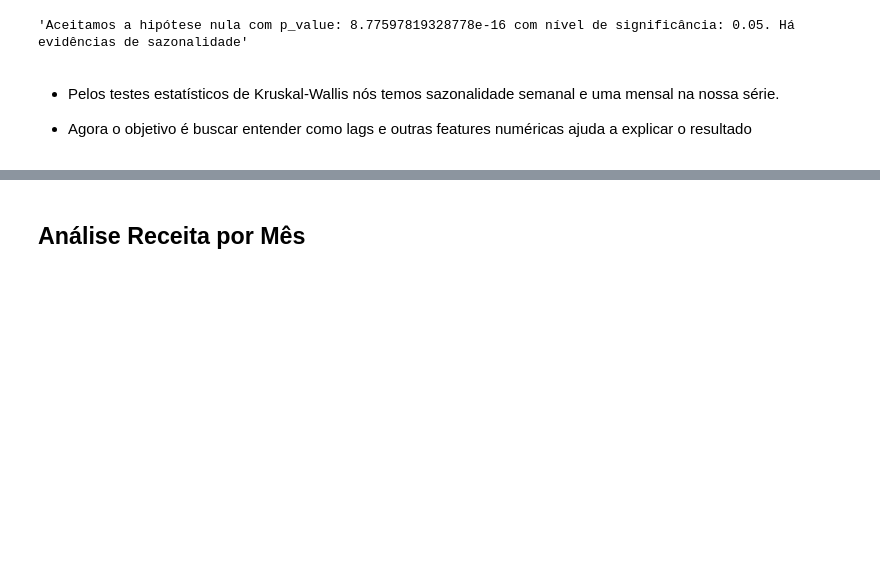
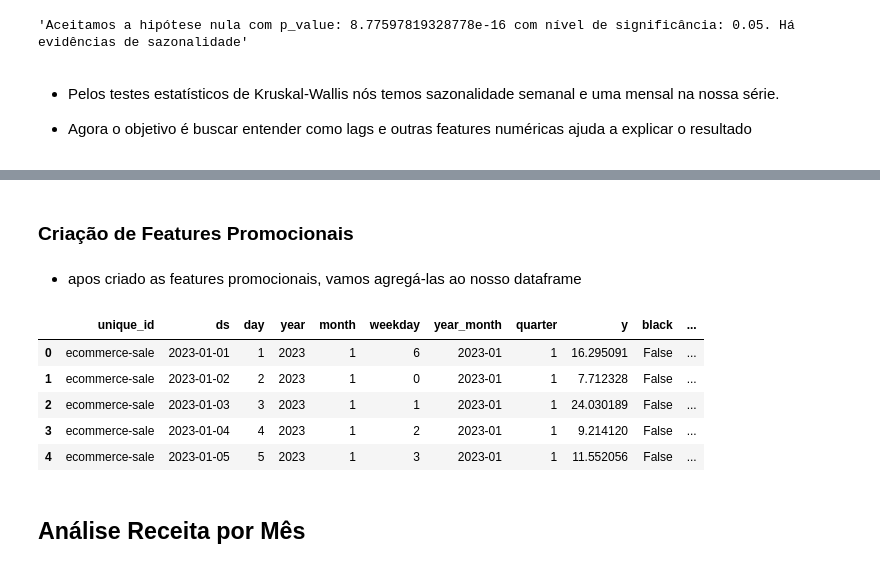
Before and after one commit to mateusalmeida11/mlops-forecast, a Jupyter notebook: notebooks/eda_for_ts.ipynb, the cells around one changed output, grey strips where cells are left out. Cells and saved outputs as stored; diff of their text form; code cells hidden in the pictures; blank space fills up the shorter version.

Commit message:
analises (notebook): adicao de features de promocoes

```diff
--- a/notebooks/eda_for_ts.ipynb
+++ b/notebooks/eda_for_ts.ipynb
@@ -225,6 +229,21 @@ def year_month(dates):
 
 def quarter(dates):
     return ((dates.month - 1) // 3) + 1
+# %%
+def create_list_dates(date_initial, qtd_dias):
+    date_initial = pd.to_datetime(date_initial)
+    list_dates = [date_initial + datetime.timedelta(days=i) for i in range(qtd_dias)]
+    return list_dates
+
+def create_promo(period_list, promo_name, data):
+    promo_true = [True] * len(period_list)
+    if not data:
+        data[promo_name] = promo_true
+        data["ds"] = period_list
+    else:
+        data[promo_name].extend(promo_true)
+        data["ds"].extend(period_list)
+    return data
 # %% [markdown]
 # Import File
 # %%
@@ -732 +756,3 @@ lag90                              0.166091
 Name: y, dtype: float64
+# %% [markdown]
+### Criação de Features Promocionais
@@ -733,3 +794,42 @@ Name: y, dtype: float64
+# %% [markdown]
+- apos criado as features promocionais, vamos agregá-las ao nosso dataframe
+# %%
+ts_2023_promo = ts_2023.copy()
+
+ts_2023_promo = ts_2023_promo.merge(df_black,
+                                    on="ds",
+                                    how="left")
+
+ts_2023_promo = ts_2023_promo.merge(df_ss,
+                                    on="ds",
+                                    how="left")
+
+ts_2023_promo = ts_2023_promo.merge(df_ani,
+                                   on="ds",
+                                   how="left")
+
+ts_2023_promo = ts_2023_promo.merge(df_bfe,
+                                    on="ds",
+                                    how="left")
+
+ts_2023_promo = ts_2023_promo.merge(df_mae,
+                                    on="ds",
+                                    how="left")
+
+ts_2023_promo = ts_2023_promo.merge(df_nam,
+                                    on="ds",
+                                   how="left")
+# %%
+ts_2023_promo.fillna(False, inplace=True)
+# %%
+ts_2023_promo.head()
+# %% [output]
+|  | unique_id | ds | day | year | month | weekday | year_month | quarter | y | black | ... |
+| 0 | ecommerce-sale | 2023-01-01 | 1 | 2023 | 1 | 6 | 2023-01 | 1 | 16.295091 | False | ... |
+| 1 | ecommerce-sale | 2023-01-02 | 2 | 2023 | 1 | 0 | 2023-01 | 1 | 7.712328 | False | ... |
+| 2 | ecommerce-sale | 2023-01-03 | 3 | 2023 | 1 | 1 | 2023-01 | 1 | 24.030189 | False | ... |
+| 3 | ecommerce-sale | 2023-01-04 | 4 | 2023 | 1 | 2 | 2023-01 | 1 | 9.214120 | False | ... |
+| 4 | ecommerce-sale | 2023-01-05 | 5 | 2023 | 1 | 3 | 2023-01 | 1 | 11.552056 | False | ... |
 # %% [markdown]
 ## Análise Receita por Mês
 # %%
```
Also changed, not shown: parts of 12 cells of this notebook.
